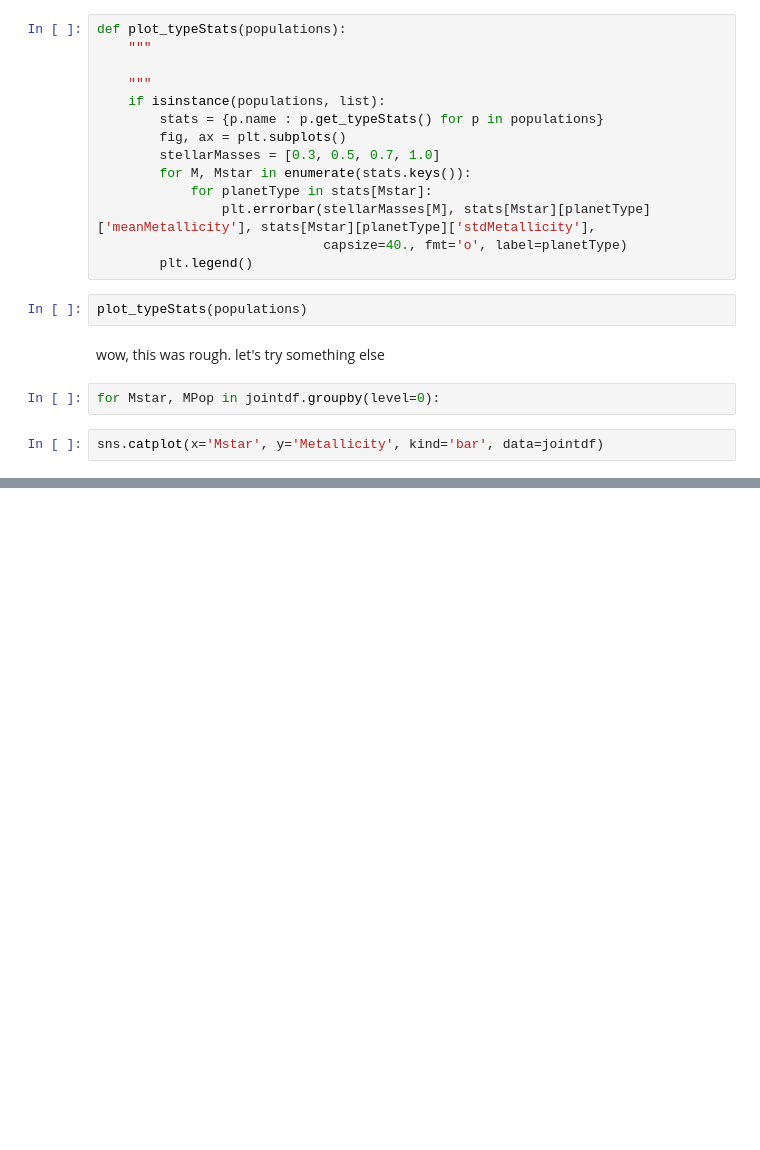
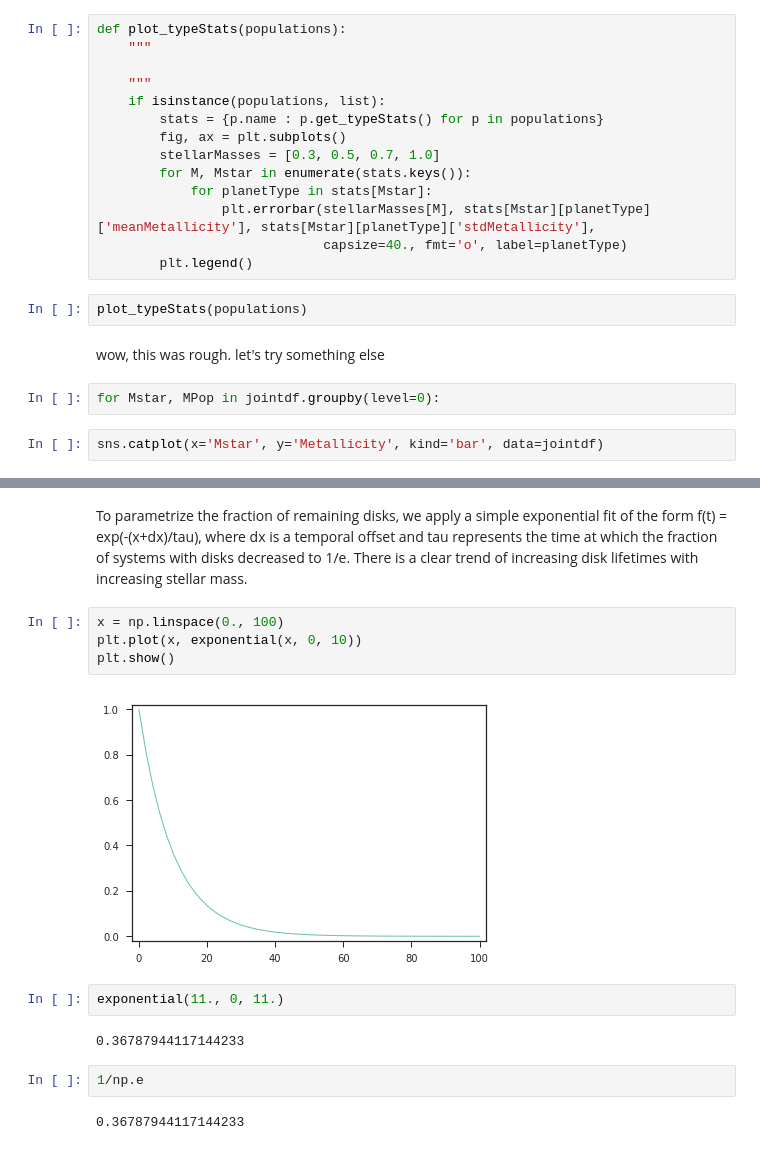
Before and after one commit to matiscke/popsyntools, a Jupyter notebook: notebooks/20180719_MgridJointAnalysis.ipynb, the cells around one changed output, grey strips where cells are left out. Cells and saved outputs as stored; diff of their text form; blank space fills up the shorter version.

```diff
--- a/notebooks/20180719_MgridJointAnalysis.ipynb
+++ b/notebooks/20180719_MgridJointAnalysis.ipynb
@@ -64,0 +135,16 @@ sns.catplot(x='Mstar', y='Metallicity', kind='bar', data=jointdf)
+# %% [markdown]
+To parametrize the fraction of remaining disks, we apply a simple exponential fit of the form f(t) = exp(-(x+dx)/tau), where dx is a temporal offset and tau represents the time at which the fraction of systems with disks decreased to 1/e. There is a clear trend of increasing disk lifetimes with increasing stellar mass.
+# %%
+x = np.linspace(0., 100)
+plt.plot(x, exponential(x, 0, 10))
+plt.show()
+# %% [output]
+[figure, added]
+# %%
+exponential(11., 0, 11.)
+# %% [output]
+0.36787944117144233
+# %%
+1/np.e
+# %% [output]
+0.36787944117144233
```
Also changed, not shown: parts of 12 cells of this notebook, 1 other file.
